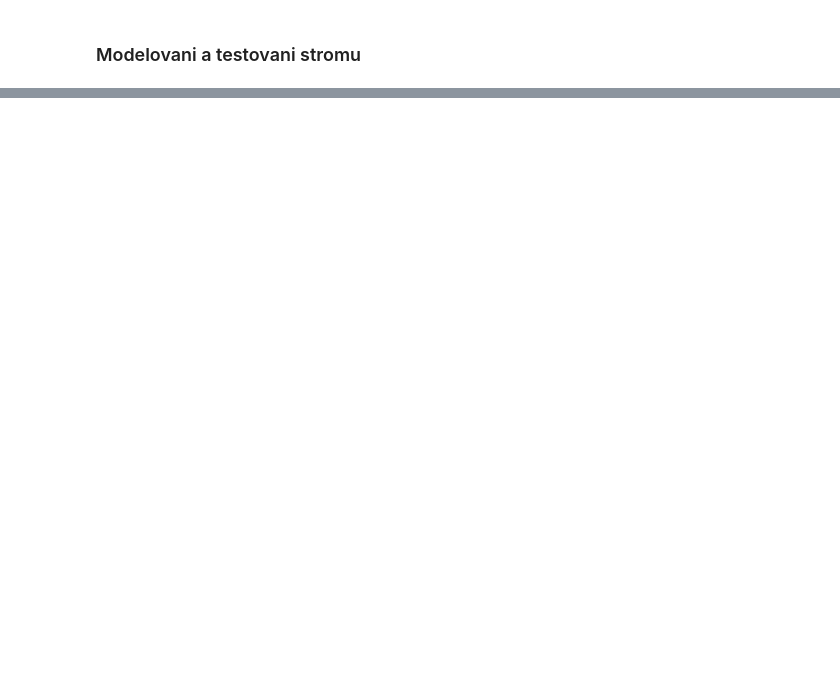
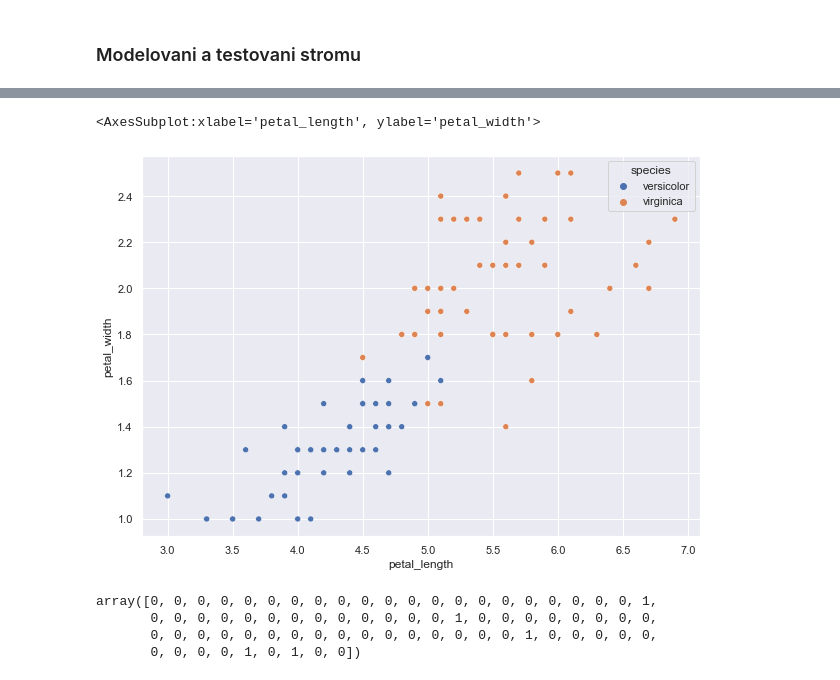
Before and after one commit to lbrodsky/geoinformatika, a Jupyter notebook: strojove_hluboke_uceni/rozhodovaci_strom.ipynb, the cells around one changed output, grey strips where cells are left out. Cells and saved outputs as stored; diff of their text form; code cells hidden in the pictures; blank space fills up the shorter version.

```diff
--- a/strojove_hluboke_uceni/rozhodovaci_strom.ipynb
+++ b/strojove_hluboke_uceni/rozhodovaci_strom.ipynb
@@ -200,4 +384,14 @@ class_names =["setosa", "vercicolor", "verginica"] , filled=True ,  precision=2,
 # %%
-# sns.set(rc = {'figure.figsize':(10,7)})
-# sns.scatterplot(data=df_vv, x="petal_length", y="petal_width", hue="species")
+sns.set(rc = {'figure.figsize':(10,7)})
+sns.scatterplot(data=df_vv, x="petal_length", y="petal_width", hue="species")
+# %% [output]
+<AxesSubplot:xlabel='petal_length', ylabel='petal_width'>
+[figure, added]
+# %%
+y_test - y_pred
+# %% [output]
+array([0, 0, 0, 0, 0, 0, 0, 0, 0, 0, 0, 0, 0, 0, 0, 0, 0, 0, 0, 0, 0, 1,
+       0, 0, 0, 0, 0, 0, 0, 0, 0, 0, 0, 0, 0, 1, 0, 0, 0, 0, 0, 0, 0, 0,
+       0, 0, 0, 0, 0, 0, 0, 0, 0, 0, 0, 0, 0, 0, 0, 0, 1, 0, 0, 0, 0, 0,
+       0, 0, 0, 0, 1, 0, 1, 0, 0])
 # %%
```
Also changed, not shown: parts of 32 cells of this notebook, 2 other files.
